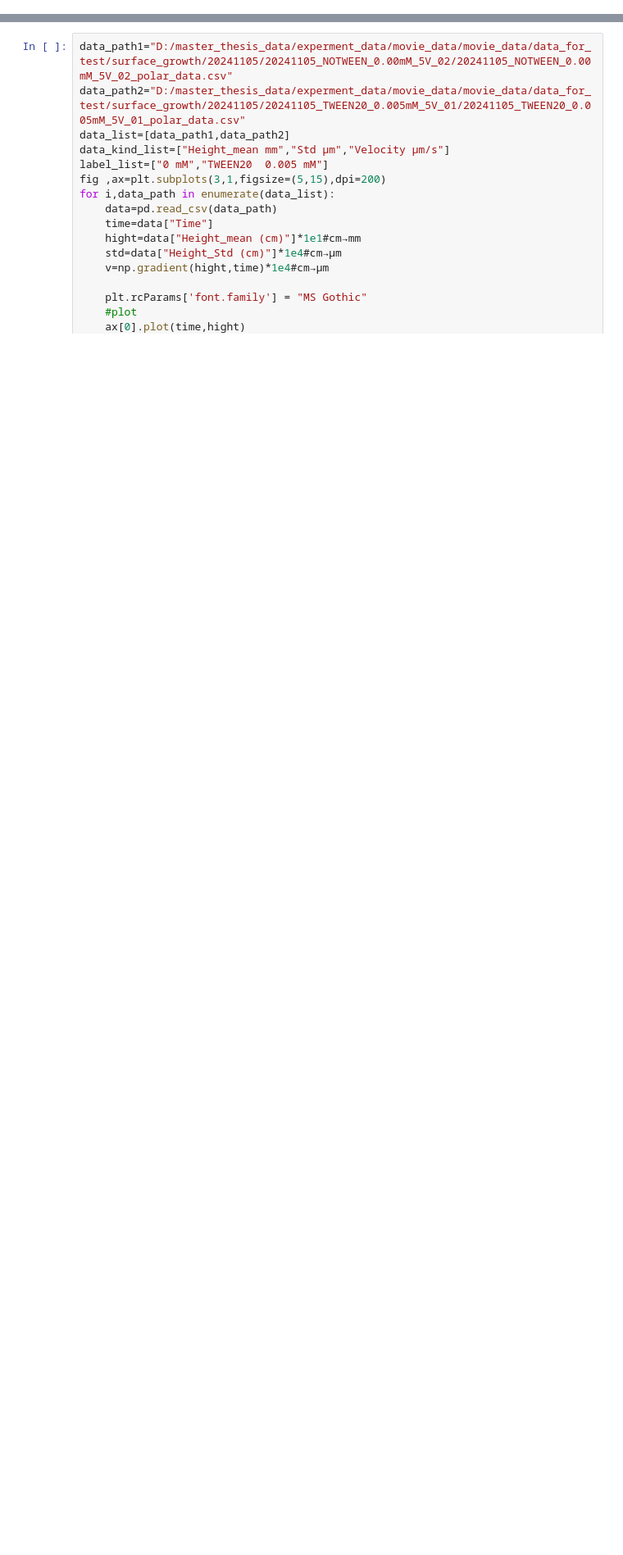
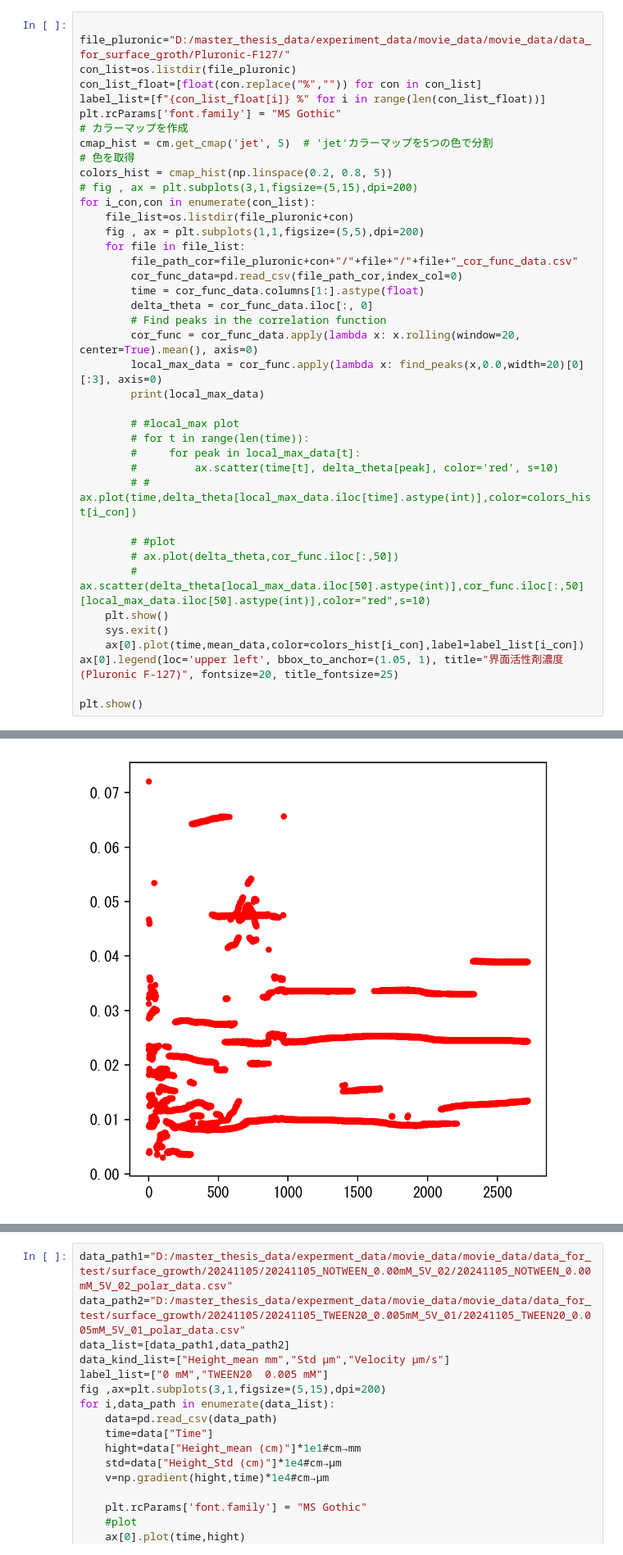
Before and after one commit to momoya-N/dendrite, a Jupyter notebook: movie_analisis/analisis_program/surface_groth/surface_groth_plot.ipynb, the cells around one changed output, grey strips where cells are left out. Shown: that part at 82% size. Drawn from its saved outputs; the diff is of its cells as text; blank space fills up the shorter version.

```diff
--- a/movie_analisis/analisis_program/surface_groth/surface_groth_plot.ipynb
+++ b/movie_analisis/analisis_program/surface_groth/surface_groth_plot.ipynb
@@ -82,0 +57,41 @@ SystemExit:
+# %%
+
+file_pluronic="D:/master_thesis_data/experiment_data/movie_data/movie_data/data_for_surface_groth/Pluronic-F127/"
+con_list=os.listdir(file_pluronic)
+con_list_float=[float(con.replace("%","")) for con in con_list]
+label_list=[f"{con_list_float[i]} %" for i in range(len(con_list_float))]
+plt.rcParams['font.family'] = "MS Gothic"
+# カラーマップを作成
+cmap_hist = cm.get_cmap('jet', 5)  # 'jet'カラーマップを5つの色で分割
+# 色を取得
+colors_hist = cmap_hist(np.linspace(0.2, 0.8, 5))
+# fig , ax = plt.subplots(3,1,figsize=(5,15),dpi=200)
+for i_con,con in enumerate(con_list):
+    file_list=os.listdir(file_pluronic+con)
+    fig , ax = plt.subplots(1,1,figsize=(5,5),dpi=200)
+    for file in file_list:
+        file_path_cor=file_pluronic+con+"/"+file+"/"+file+"_cor_func_data.csv"
+        cor_func_data=pd.read_csv(file_path_cor,index_col=0)
+        time = cor_func_data.columns[1:].astype(float)
+        delta_theta = cor_func_data.iloc[:, 0]
+        # Find peaks in the correlation function
+        cor_func = cor_func_data.apply(lambda x: x.rolling(window=20, center=True).mean(), axis=0)
+        local_max_data = cor_func.apply(lambda x: find_peaks(x,0.0,width=20)[0][:3], axis=0)
+        print(local_max_data)
+
+        # #local_max plot
+        # for t in range(len(time)):
+        #     for peak in local_max_data[t]:
+        #         ax.scatter(time[t], delta_theta[peak], color='red', s=10)
+        # # ax.plot(time,delta_theta[local_max_data.iloc[time].astype(int)],color=colors_hist[i_con])
+
+        # #plot
+        # ax.plot(delta_theta,cor_func.iloc[:,50])
+        # ax.scatter(delta_theta[local_max_data.iloc[50].astype(int)],cor_func.iloc[:,50][local_max_data.iloc[50].astype(int)],color="red",s=10)
+    plt.show()
+    sys.exit()
+    ax[0].plot(time,mean_data,color=colors_hist[i_con],label=label_list[i_con])
+ax[0].legend(loc='upper left', bbox_to_anchor=(1.05, 1), title="界面活性剤濃度(Pluronic F-127)", fontsize=20, title_fontsize=25)
+
+plt.show()
+# %% [output]
@@ -82,0 +122 @@ SystemExit:
+[figure, added]
```
Also changed, not shown: parts of 4 cells of this notebook, 4 other files.
